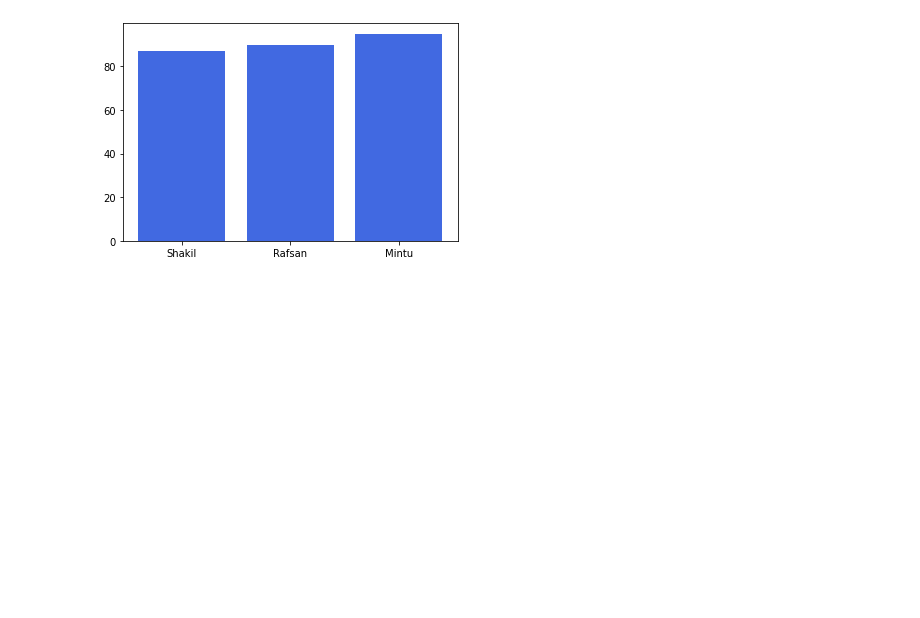
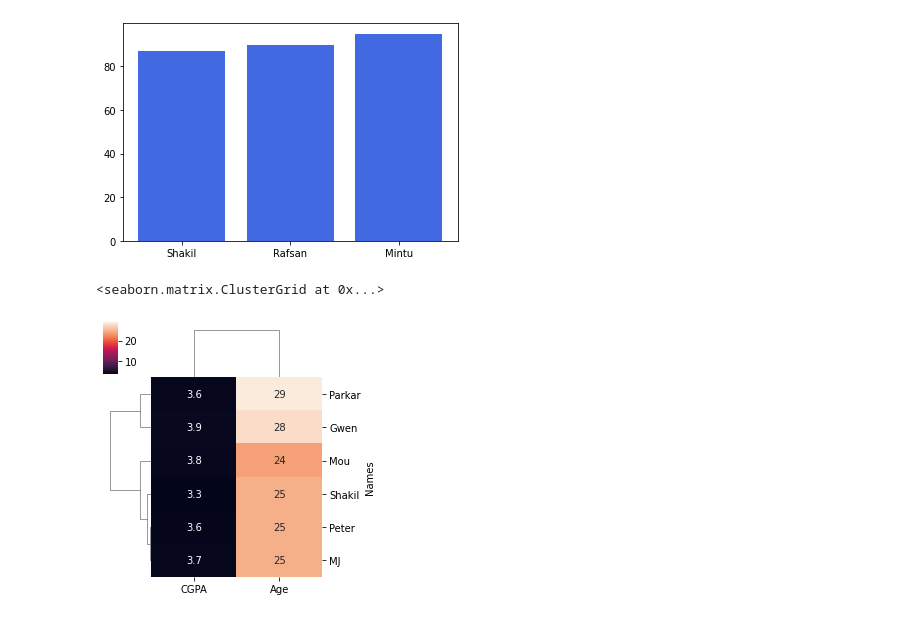
Before and after one commit to ShakilM26/Data-Visualization, a Jupyter notebook: visualisation.ipynb, the cells around one changed output. Drawn from its saved outputs; the diff is of its cells as text; code cells hidden in the pictures; blank space fills up the shorter version.

```diff
--- a/visualisation.ipynb
+++ b/visualisation.ipynb
@@ -53,3 +53,16 @@ plt.bar(key, value, color='royalblue')
 # %% [output]
 <BarContainer object of 3 artists>
 [figure]
+# %%
+# Cluster map
+
+names=['Shakil', 'Mou', 'Peter', 'MJ', 'Parkar', 'Gwen']
+cgpa=[3.30,3.80,3.60,3.70,3.65,3.90]
+age=[25,24,25,25,29,28]
+
+cluster=pd.DataFrame({'Names':names, 'CGPA':cgpa, 'Age':age})
+cluster.set_index('Names', inplace=True)
+sns.clustermap(cluster, annot=True, figsize=(4,4))
+# %% [output]
+<seaborn.matrix.ClusterGrid at 0x...>
+[figure, added]
```
